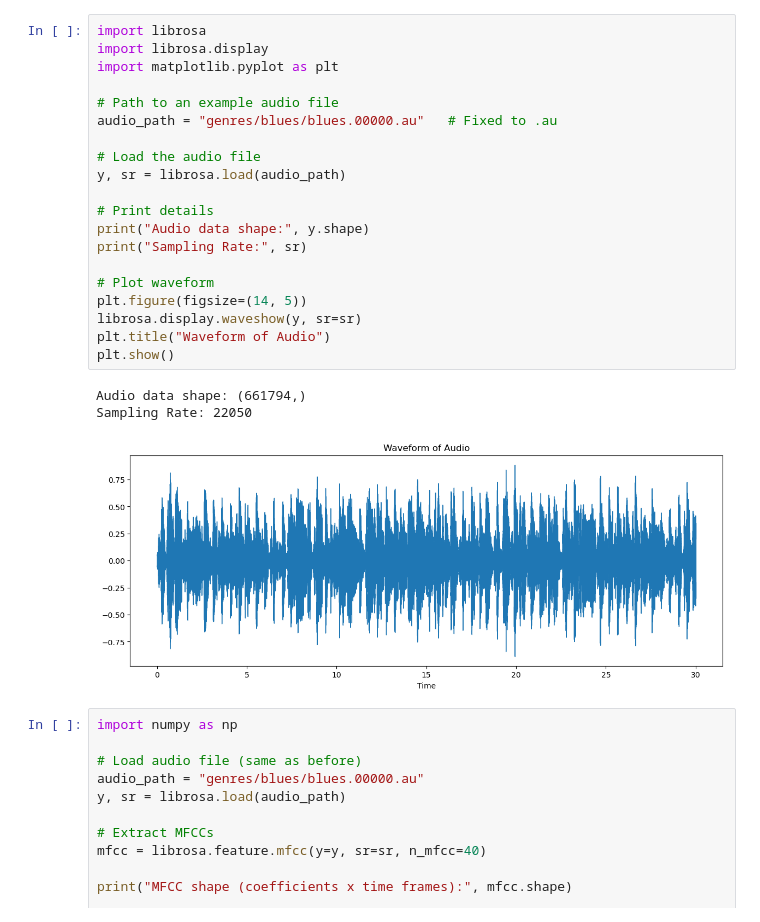
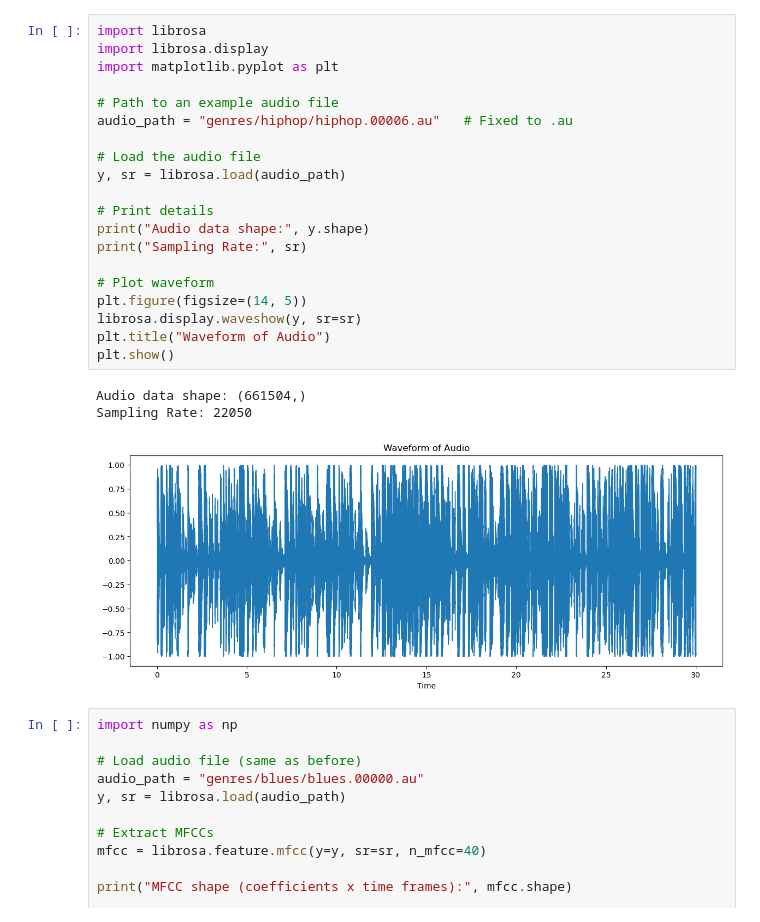
Before and after one commit to raman000in/music-genre-identification, a Jupyter notebook: Music_Genre_Predict.ipynb, the cells around one changed output. Drawn from its saved outputs; the diff is of its cells as text.

```diff
--- a/Music_Genre_Predict.ipynb
+++ b/Music_Genre_Predict.ipynb
@@ -1,27 +1,27 @@
 # %%
 import librosa
 import librosa.display
 import matplotlib.pyplot as plt
 
 # Path to an example audio file
-audio_path = "genres/blues/blues.00000.au"   # Fixed to .au
+audio_path = "genres/hiphop/hiphop.00006.au"   # Fixed to .au
 
 # Load the audio file
 y, sr = librosa.load(audio_path)
 
 # Print details
 print("Audio data shape:", y.shape)
 print("Sampling Rate:", sr)
 
 # Plot waveform
 plt.figure(figsize=(14, 5))
 librosa.display.waveshow(y, sr=sr)
 plt.title("Waveform of Audio")
 plt.show()
 # %% [output]
-Audio data shape: (661794,)
+Audio data shape: (661504,)
 Sampling Rate: 22050
-[figure, old version]
+[figure, new version]
 # %%
 import numpy as np
 
```
Also changed, not shown: parts of 3 cells of this notebook.
